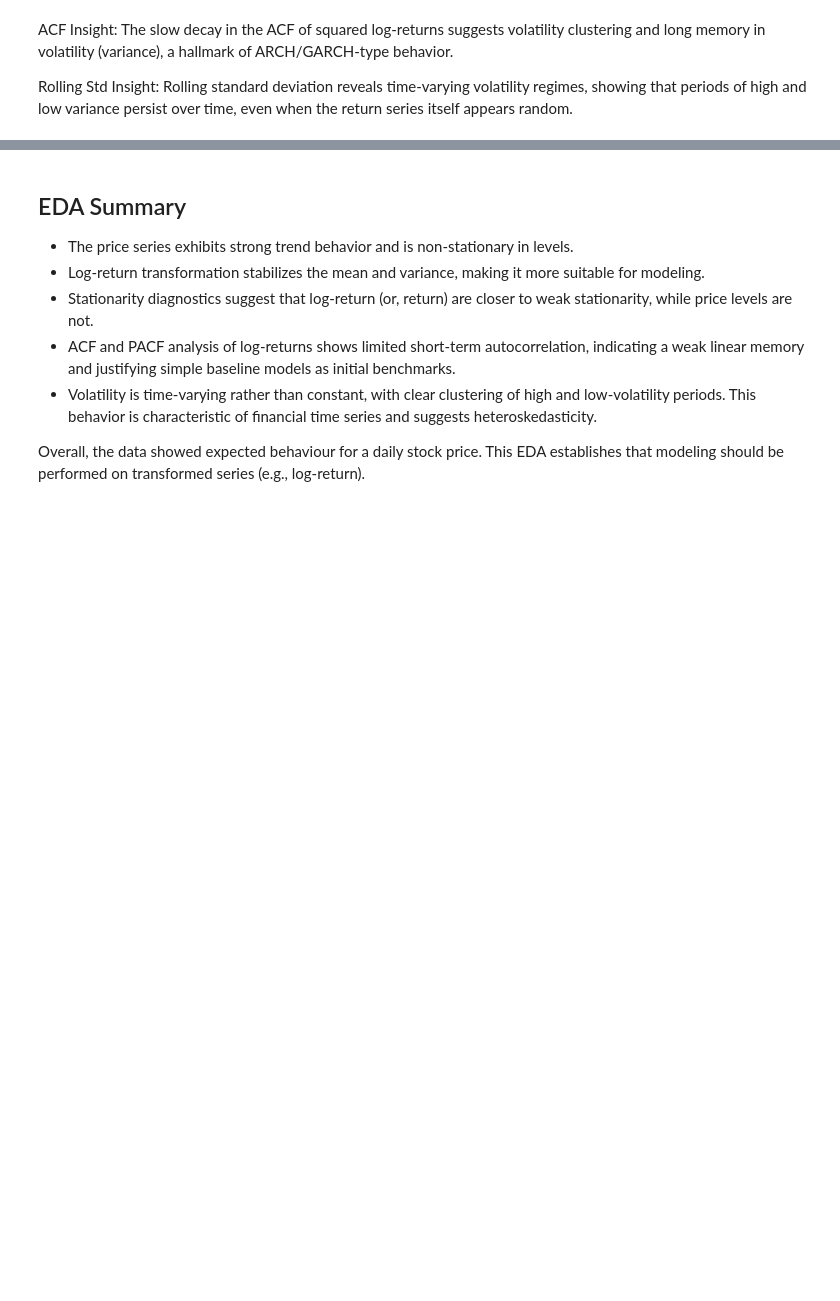
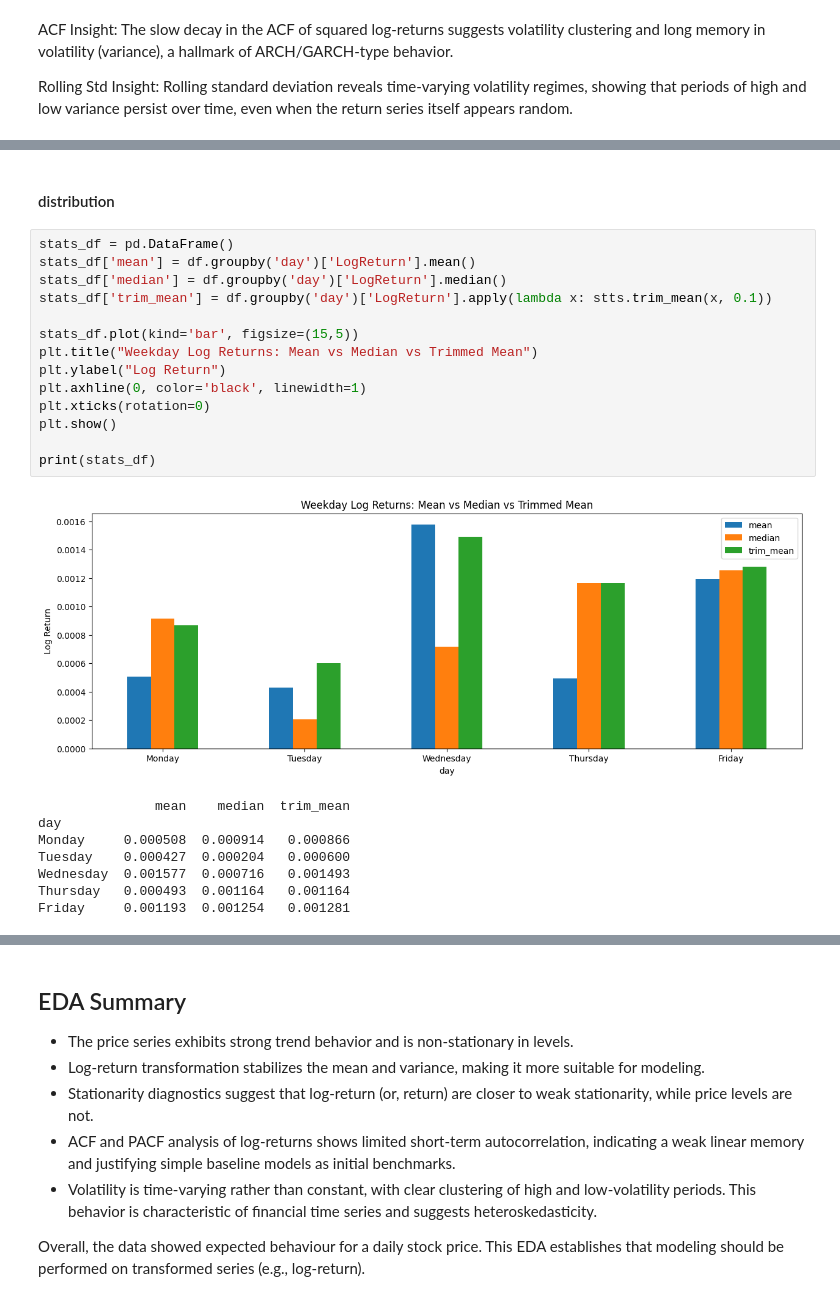
Before and after one commit to shashankgarewal/Time-Series-Analysis-Forecasting, a Jupyter notebook: notebooks/02_eda_analysis.ipynb, the cells around one changed output, grey strips where cells are left out. Saved outputs shown, nothing was run; the diff lists cells and outputs as text; blank space fills up the shorter version.

```diff
--- a/notebooks/02_eda_analysis.ipynb
+++ b/notebooks/02_eda_analysis.ipynb
@@ -525,0 +561,25 @@ Rolling Std Insight: Rolling standard deviation reveals time-varying volatility
+# %% [markdown]
+#### distribution
+# %%
+stats_df = pd.DataFrame()
+stats_df['mean'] = df.groupby('day')['LogReturn'].mean()
+stats_df['median'] = df.groupby('day')['LogReturn'].median()
+stats_df['trim_mean'] = df.groupby('day')['LogReturn'].apply(lambda x: stts.trim_mean(x, 0.1))
+
+stats_df.plot(kind='bar', figsize=(15,5))
+plt.title("Weekday Log Returns: Mean vs Median vs Trimmed Mean")
+plt.ylabel("Log Return")
+plt.axhline(0, color='black', linewidth=1)
+plt.xticks(rotation=0)
+plt.show()
+
+print(stats_df)
+# %% [output]
+[figure, added]
+               mean    median  trim_mean
+day
+Monday     0.000508  0.000914   0.000866
+Tuesday    0.000427  0.000204   0.000600
+Wednesday  0.001577  0.000716   0.001493
+Thursday   0.000493  0.001164   0.001164
+Friday     0.001193  0.001254   0.001281
```
Also changed, not shown: parts of 9 cells of this notebook.
